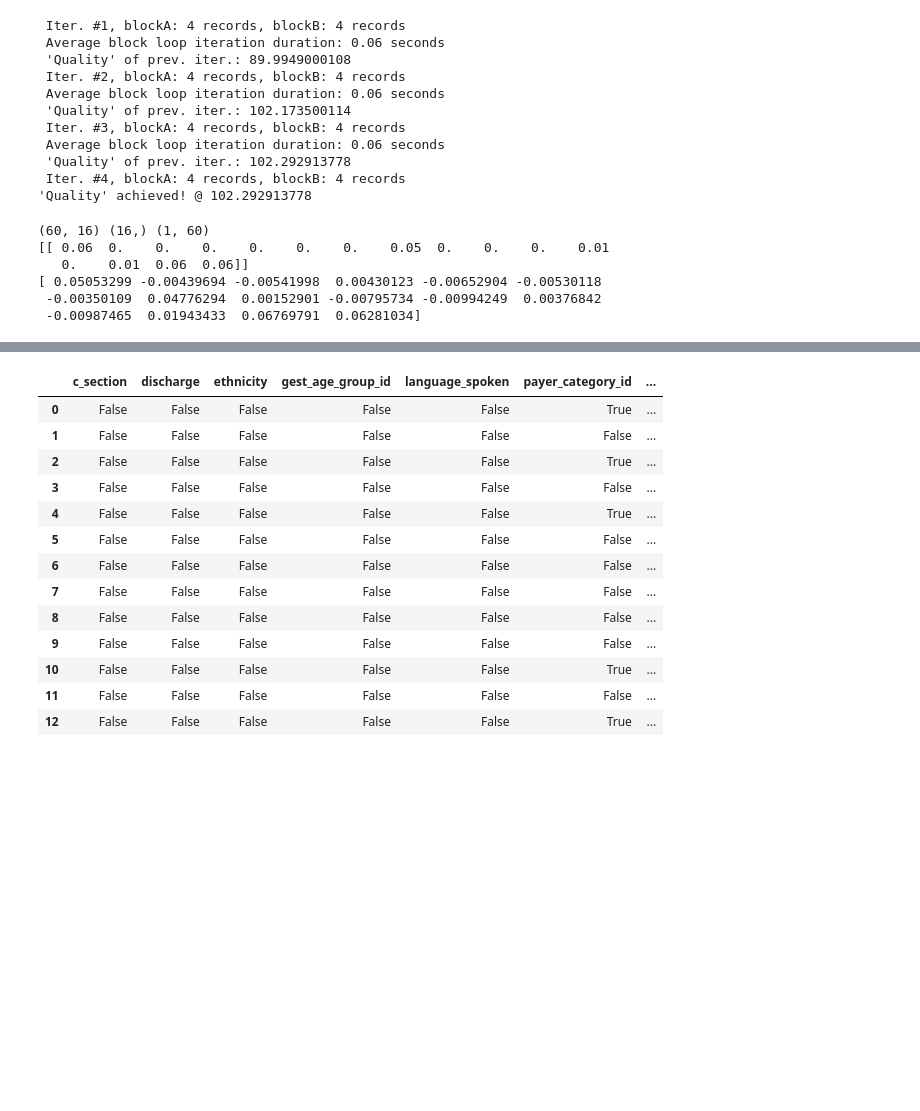
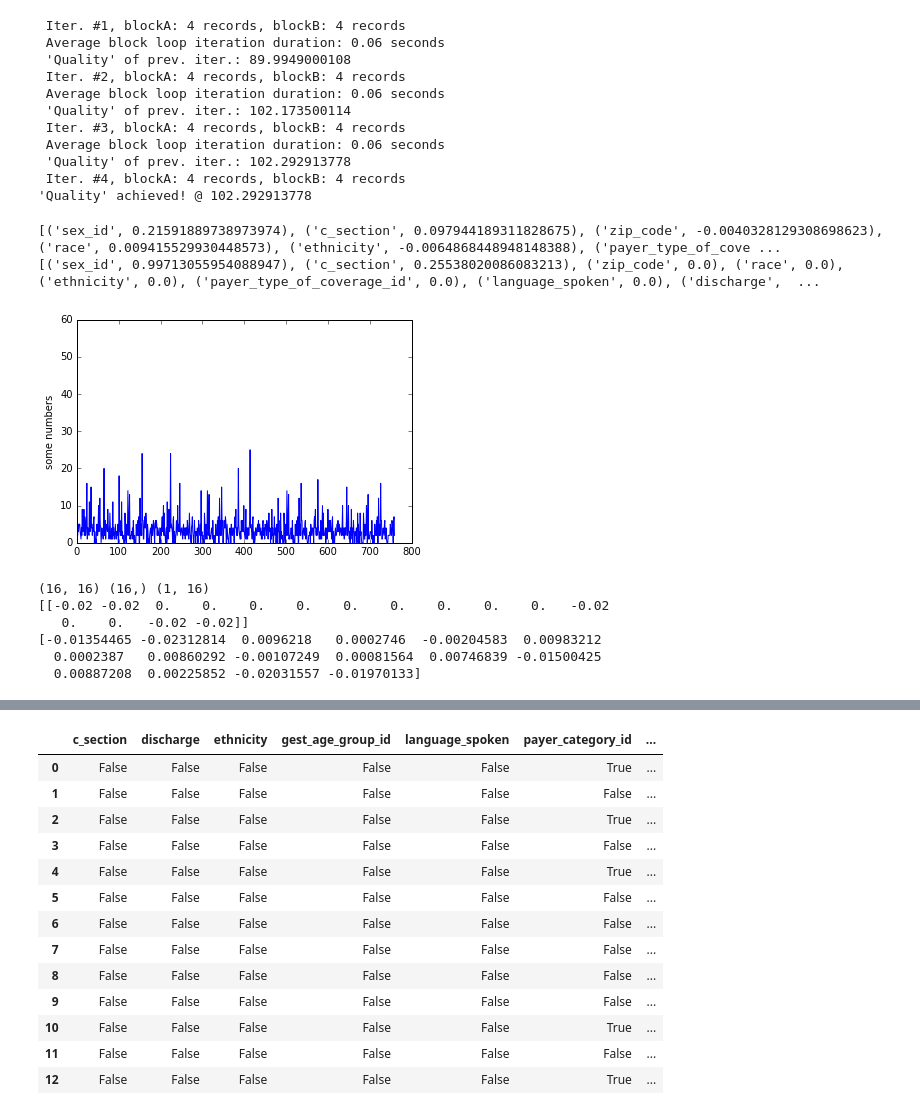
Before and after one commit to meccaLeccaHi/record_linkage, a Jupyter notebook: prob_linkage_newborn.ipynb, the cells around one changed output, grey strips where cells are left out. Cells and saved outputs as stored; diff of their text form; code cells hidden in the pictures; blank space fills up the shorter version.

```diff
--- a/prob_linkage_newborn.ipynb
+++ b/prob_linkage_newborn.ipynb
@@ -184,8 +176,6 @@ block_prod = [(str(x),str(y)) for x in block_list1 for y in block_list2]
 [more info]: https://pypi.python.org/pypi/munkres/
 # %%
 # tss_iter_list = []
-prec_iter_list = []
-recall_iter_list = []
 iter_qual_list = []
 duration = [] # for timer
 prev_iter_qual = 0 # for breaking link-iteration loop
@@ -264,18 +254,15 @@ while True:
         # Time duration of each iteration
         duration.append(time.time()-start)
 
-    # Save dataframe to file
-    #big_bool.to_pickle('big_bool.pkl')
-
     # Train learners
     pr_complex.train(big_bool[feature_vals],big_bool['pair_match'])
     pr_simple.train(big_bool[simple_features],big_bool['pair_match_simple'])
 
     # Get range of linkage scores (0 through 100 percentiles) i.e. decision threshold (theta)
     theta = np.percentile(big_bool['linkage_score'].loc[big_bool['real_match']==True],range(0,100,10))
-    precision,recall = prec_recall(big_bool['linkage_score'],theta,big_bool['real_match']) # Measure precision & recall
-    prec_iter_list.append(precision)
-    recall_iter_list.append(recall)
+    precision,recall = pr_complex.prec_recall(big_bool['linkage_score'],theta,big_bool['real_match']) # Measure precision & recall
+    pr_complex.prec_list.append(precision)
+    pr_complex.recall_list.append(recall)
     #tss_iter_list.append(tss)
 
     cur_iter_qual = abs(np.nanmean(precision) + np.nanmean(recall))
@@ -307,6 +294,18 @@ while True:
  'Quality' of prev. iter.: 102.292913778
  Iter. #4, blockA: 4 records, blockB: 4 records
 'Quality' achieved! @ 102.292913778
+# %%
+print zip(feature_vals+['bias'], pt.weights)
+print zip(feature_vals, pr_complex.m_probs)
+# %% [output]
+[('sex_id', 0.21591889738973974), ('c_section', 0.097944189311828675), ('zip_code', -0.0040328129308698623), ('race', 0.009415529930448573), ('ethnicity', -0.0064868448948148388), ('payer_type_of_cove ...
+[('sex_id', 0.99713055954088947), ('c_section', 0.25538020086083213), ('zip_code', 0.0), ('race', 0.0), ('ethnicity', 0.0), ('payer_type_of_coverage_id', 0.0), ('language_spoken', 0.0), ('discharge',  ...
+# %%
+plt.plot(pt.tss)
+plt.ylabel('some numbers')
+plt.show()
+# %% [output]
+[figure, added]
 # %%
 inputs_list = bool_table[feature_vals]
 predictions = pt.query(inputs_list)
@@ -316,9 +315,9 @@ inputs = np.array(inputs_list, ndmin=2)
 inputs = np.concatenate((inputs,np.repeat(1, len(inputs[:,1]))[:, None]), axis=1) # Add bias input
 weights = np.random.uniform(low=-0.01, high=0.01, size=len(inputs[1,:]))
 
+output_errors = targets-predictions
+
 print inputs.shape,weights.shape,output_errors.shape
-
-output_errors = targets-predictions
 
 print learning_rate * np.dot(output_errors, inputs)
 
@@ -327,9 +326,9 @@ for i,row in enumerate(inputs):
     weights += learning_rate * output_errors[:,i] * row
 print weights
 # %% [output]
-(60, 16) (16,) (1, 60)
-[[ 0.06  0.    0.    0.    0.    0.    0.    0.05  0.    0.    0.    0.01
-   0.    0.01  0.06  0.06]]
-[ 0.05053299 -0.00439694 -0.00541998  0.00430123 -0.00652904 -0.00530118
- -0.00350109  0.04776294  0.00152901 -0.00795734 -0.00994249  0.00376842
- -0.00987465  0.01943433  0.06769791  0.06281034]
+(16, 16) (16,) (1, 16)
+[[-0.02 -0.02  0.    0.    0.    0.    0.    0.    0.    0.    0.   -0.02
+   0.    0.   -0.02 -0.02]]
+[-0.01354465 -0.02312814  0.0096218   0.0002746  -0.00204583  0.00983212
+  0.0002387   0.00860292 -0.00107249  0.00081564  0.00746839 -0.01500425
+  0.00887208  0.00225852 -0.02031557 -0.01970133]
```
Also changed, not shown: parts of 8 cells of this notebook, 6 other files.
